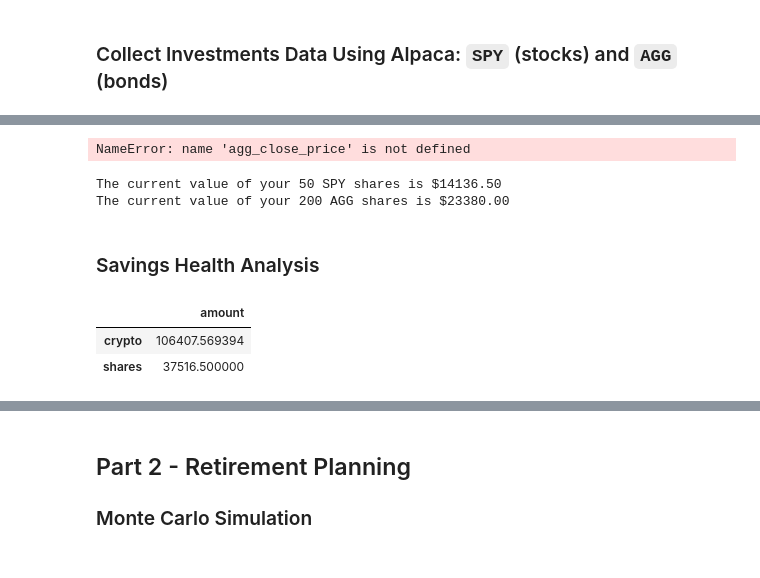
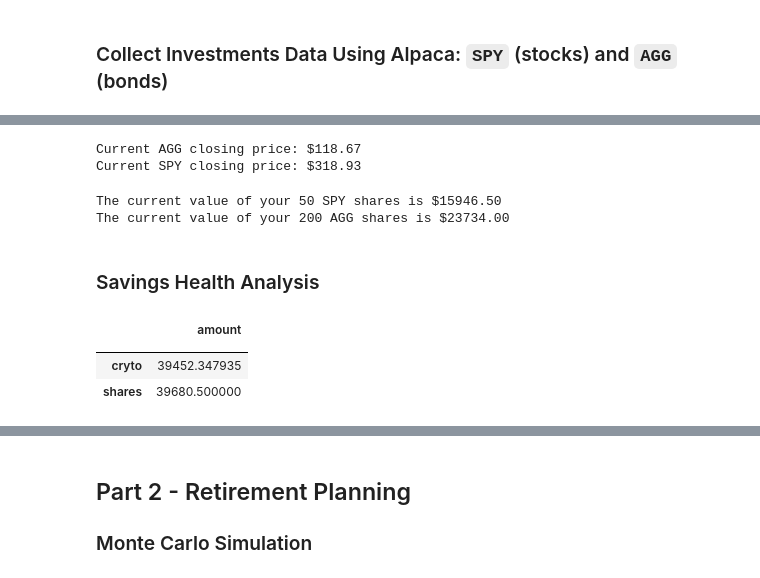
Before and after one commit to kainatahmed01/Module-5-Challenge, a Jupyter notebook: financial-planner.ipynb, the cells around one changed output, grey strips where cells are left out. Drawn from its saved outputs; the diff is of its cells as text; code cells hidden in the pictures.

```diff
--- a/financial-planner.ipynb
+++ b/financial-planner.ipynb
@@ -77,7 +126,7 @@ api = tradeapi.REST(
 # %%
 # Format current date as ISO format
-
-today = pd.Timestamp("today", tz="America/New_York").isoformat()
+# YOUR CODE HERE!
+today = pd.Timestamp("2020-07-14", tz="America/New_York").isoformat()
 
 # Set the tickers
 tickers = ["AGG", "SPY"]
@@ -86,23 +135,18 @@ tickers = ["AGG", "SPY"]
 timeframe = "1Day"
 
 # Get current closing prices for SPY and AGG
-ticker_data = api.get_barset(
-    tickers,
-    timeframe,
-    start = today,
-    end = today
-).df
-
+# YOUR CODE HERE!
+df_portfolio = alpaca.get_bars(tickers, timeframe, start = today, end = today).df
+df_portfolio
 # Reorganize the DataFrame
-ticker_data.index = ticker_data.index.date
-ticker_data.columns = [col[1] for col in ticker_data.columns]
 # Separate ticker data
 # YOUR CODE HERE!
-
-
+AGG = df_portfolio[df_portfolio['symbol']=='AGG'].drop('symbol', axis=1)
+SPY = df_portfolio[df_portfolio['symbol']=='SPY'].drop('symbol', axis=1)
 # Concatenate the ticker DataFrames
 # YOUR CODE HERE!
-
+ticker_concat = pd.concat([AGG,SPY], axis=1, keys=['AGG','SPY'])
 # Preview DataFrame
 # YOUR CODE HERE!
+ticker_concat.head()
 # %% [output]
@@ -111,41 +158,45 @@ AttributeError: 'REST' object has no attribute 'get_barset'
 # Pick AGG and SPY close prices
 # YOUR CODE HERE!
 
+agg_close_price = float(ticker_concat["AGG"]["close"])
+spy_close_price = float(ticker_concat["SPY"]["close"])
 # Print AGG and SPY close prices
 print(f"Current AGG closing price: ${agg_close_price}")
 print(f"Current SPY closing price: ${spy_close_price}")
 # %% [output]
-NameError: name 'agg_close_price' is not defined
+Current AGG closing price: $118.67
+Current SPY closing price: $318.93
 # %%
 # Compute the current value of shares
 # YOUR CODE HERE!
+my_agg_value = agg_close_price * my_agg
+my_spy_value = spy_close_price * my_spy
 
 # Print current value of shares
 print(f"The current value of your {my_spy} SPY shares is ${my_spy_value:0.2f}")
 print(f"The current value of your {my_agg} AGG shares is ${my_agg_value:0.2f}")
 # %% [output]
-The current value of your 50 SPY shares is $14136.50
-The current value of your 200 AGG shares is $23380.00
+The current value of your 50 SPY shares is $15946.50
+The current value of your 200 AGG shares is $23734.00
 # %% [markdown]
 ### Savings Health Analysis
 # %%
 # Set monthly household income
-monthly_income = 5000  # Replace with your actual monthly income
+# YOUR CODE HERE!
+monthly_income = 12000
 # Consolidate financial assets data
-crypto_value = crypto_portfolio_value_cad
-shares_value = my_spy_value + my_agg_value
+# YOUR CODE HERE!
+crypto_value = my_btc_value + my_eth_value
+share_value = my_agg_value + my_spy_value
 
 # Create savings DataFrame
-savings_data = {
-    "amount": [crypto_value, shares_value],
-}
-
-index = ["crypto", "shares"]
-df_savings = pd.DataFrame(savings_data, index=index)
+# YOUR CODE HERE!
+df_savings = pd.DataFrame({'': ["cryto", "shares"], "amount": [crypto_value,share_value]}).set_index('')
 
 # Display savings DataFrame
 display(df_savings)
 # %% [output]
 |  | amount |
-| crypto | 106407.569394 |
-| shares | 37516.500000 |
+|  |  |
+| cryto | 39452.347935 |
+| shares | 39680.500000 |
```
Also changed, not shown: parts of 41 cells of this notebook.
